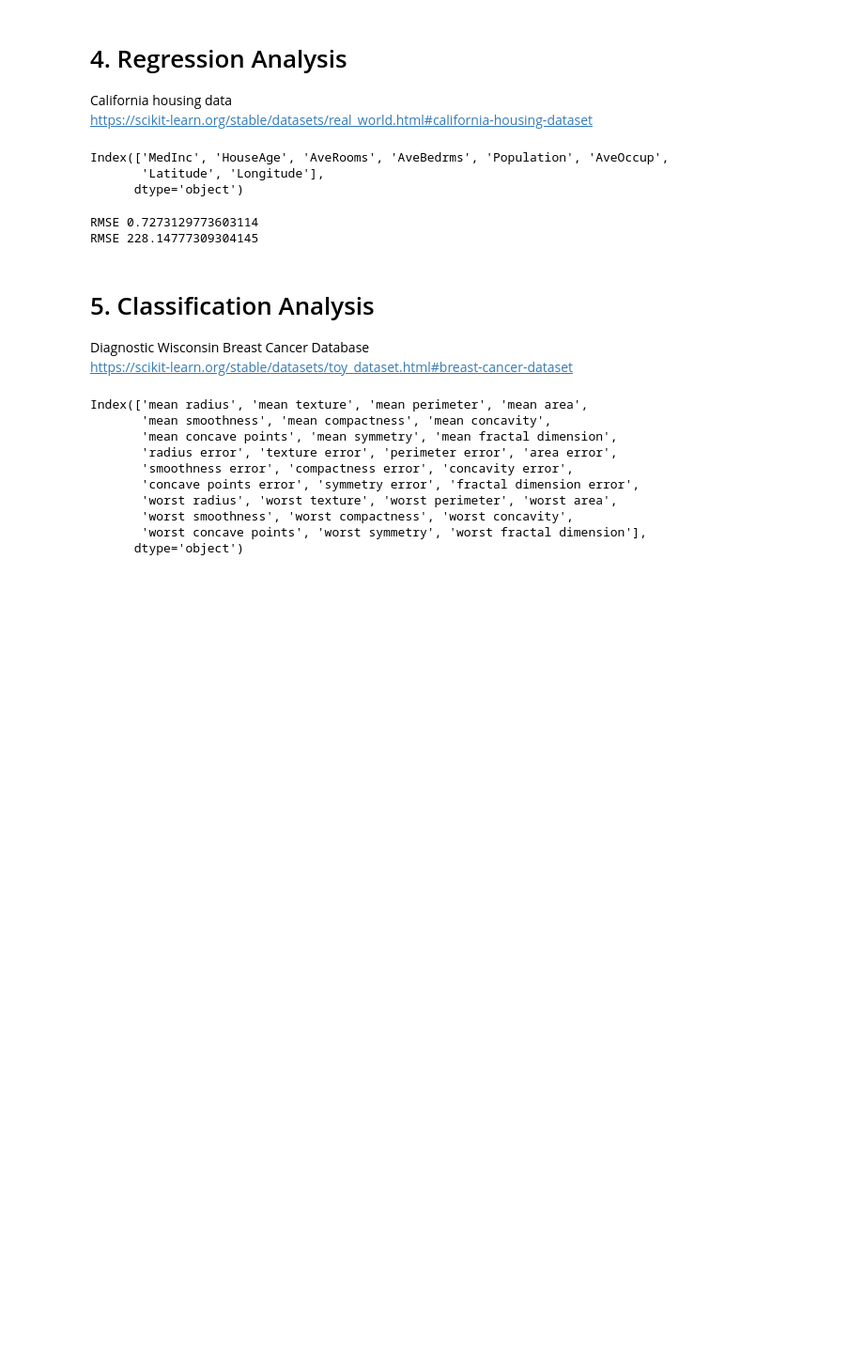
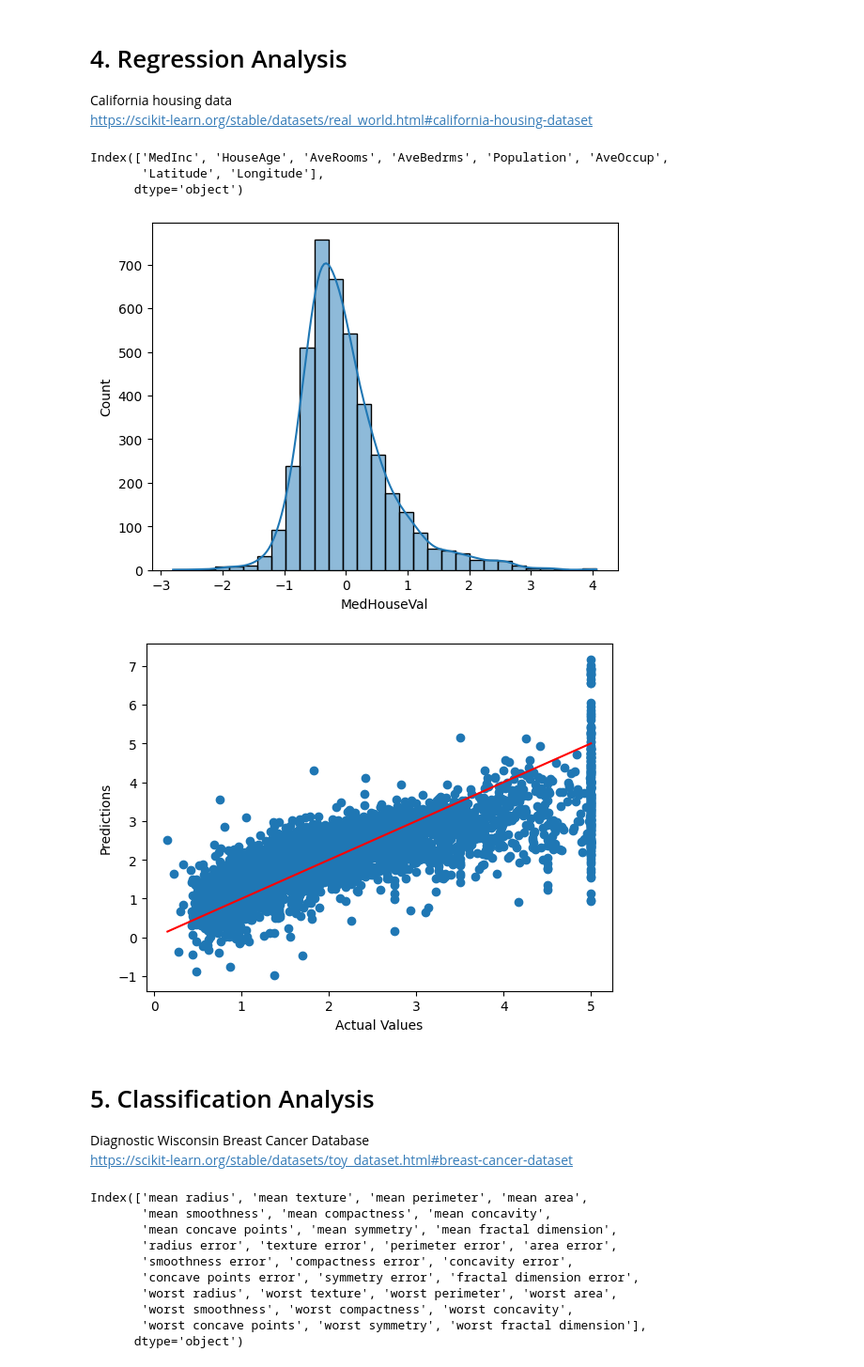
Before and after one commit to Shinyhunter95/math-data-science-course-Project1, a Jupyter notebook: project1.ipynb, the cells around one changed output. Shown at 94% size. Drawn from its saved outputs; the diff is of its cells as text; code cells hidden in the pictures; blank space fills up the shorter version.

```diff
--- a/project1.ipynb
+++ b/project1.ipynb
@@ -71,24 +71,38 @@ Index(['MedInc', 'HouseAge', 'AveRooms', 'AveBedrms', 'Population', 'AveOccup',
       dtype='object')
 # %%
 from sklearn.linear_model import LinearRegression
-from sklearn.model_selection import train_test_split
 from sklearn.metrics import mean_squared_error
+from sklearn.metrics import mean_absolute_error
+from sklearn.metrics import r2_score
+import seaborn as sns
+
+#from sklearn.preprocessing import PolynomialFeatures
+#from sklearn.linear_model import LinearRegression
+#from sklearn.pipeline import make_pipeline
+
 reg = LinearRegression()
 reg.fit(X_train, y_train)
 y_pred = reg.predict(X_test)
 
-print("RMSE", np.sqrt(mean_squared_error(y_test, y_pred)))
 
-from sklearn.preprocessing import PolynomialFeatures
-from sklearn.linear_model import LinearRegression
-from sklearn.pipeline import make_pipeline
-model = make_pipeline(PolynomialFeatures(3), LinearRegression())
-model.fit(X_train, y_train)
-y_pred = model.predict(X_test)
-print("RMSE", np.sqrt(mean_squared_error(y_test, y_pred)))
+#print(reg.coef_)
+#print("RMSE", np.sqrt(mean_squared_error(y_test, y_pred)))
+#print("MAE", mean_absolute_error(y_test, y_pred))
+#print("R^2", r2_score(y_test, y_pred))
+
+
+sns.histplot(y_test - y_pred, bins=30, kde=True)
+plt.show()
+
+
+plt.scatter(y_test, y_pred)
+plt.plot([min(y_test), max(y_test)], [min(y_test), max(y_test)], color = 'red')
+plt.xlabel('Actual Values')
+plt.ylabel('Predictions')
+plt.show()
 # %% [output]
-RMSE 0.7273129773603114
-RMSE 228.14777309304145
+[figure, added]
+[figure, added]
 # %% [markdown]
 # 5. Classification Analysis
 Diagnostic Wisconsin Breast Cancer Database
```
Also changed, not shown: parts of 2 cells of this notebook.
